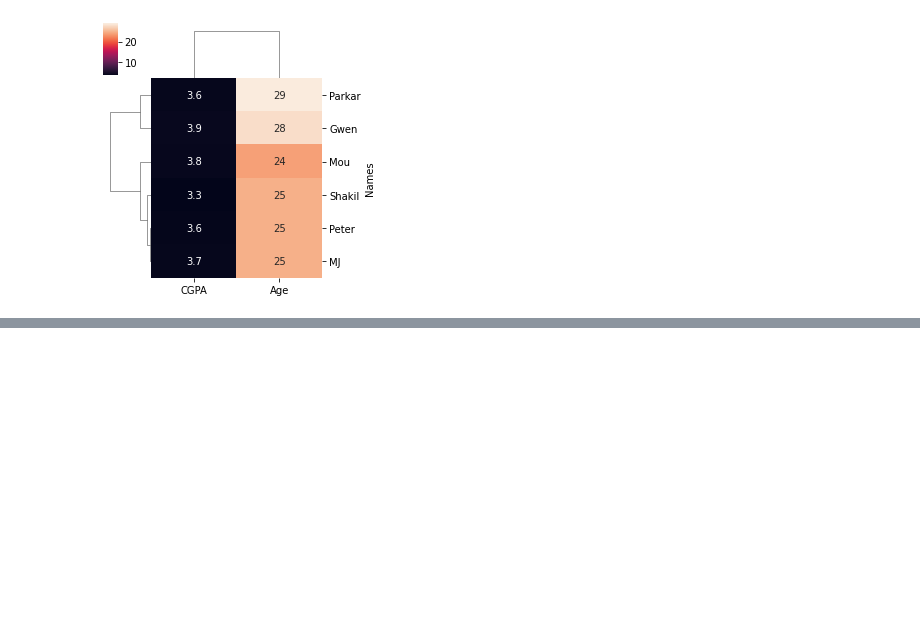
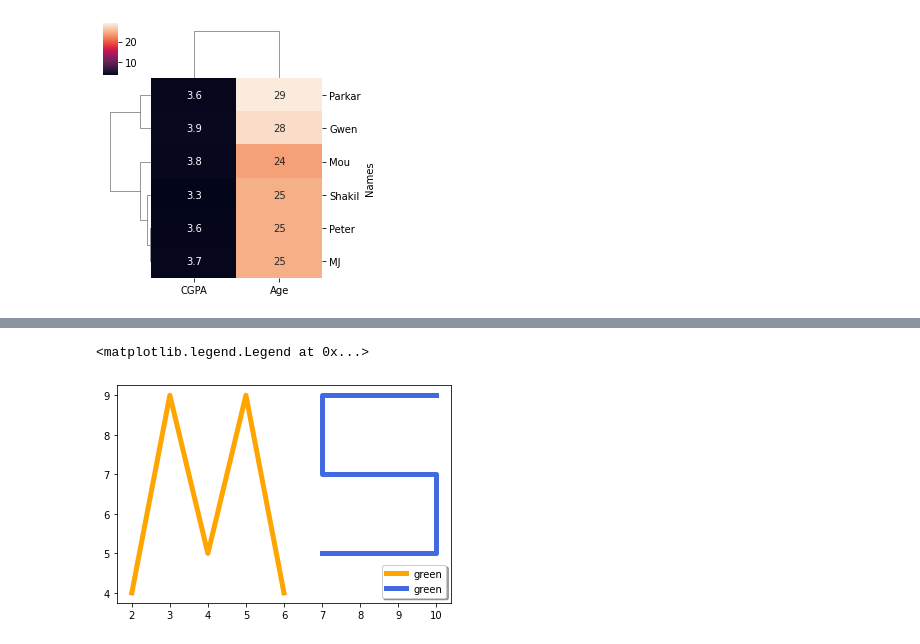
Before and after one commit to ShakilM26/Data-Visualization, a Jupyter notebook: visualisation.ipynb, the cells around one changed output, grey strips where cells are left out. Saved outputs shown, nothing was run; the diff lists cells and outputs as text; code cells hidden in the pictures; blank space fills up the shorter version.

```diff
--- a/visualisation.ipynb
+++ b/visualisation.ipynb
@@ -68,0 +84,13 @@ sns.clustermap(cluster, annot=True, figsize=(4,4))
+# %%
+f=[2,3,4,5,6]
+l=[4,9,5,9,4]
+
+f2=[10,7,7,10,10,7]
+l2=[9,9,7,7,5,5]
+
+plt.plot(f,l, color='orange', linewidth=5, label='green')
+plt.plot(f2,l2, color='royalblue', linewidth=5, label='green')
+plt.legend(loc='best', shadow=True)
+# %% [output]
+<matplotlib.legend.Legend at 0x...>
+[figure, added]
```
Also changed, not shown: parts of 5 cells of this notebook.
